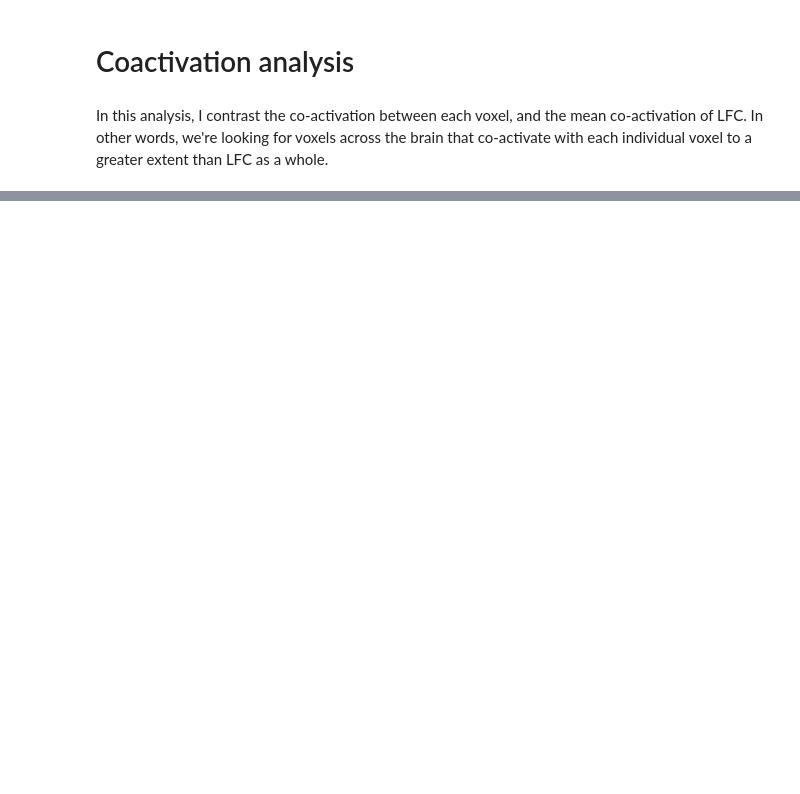
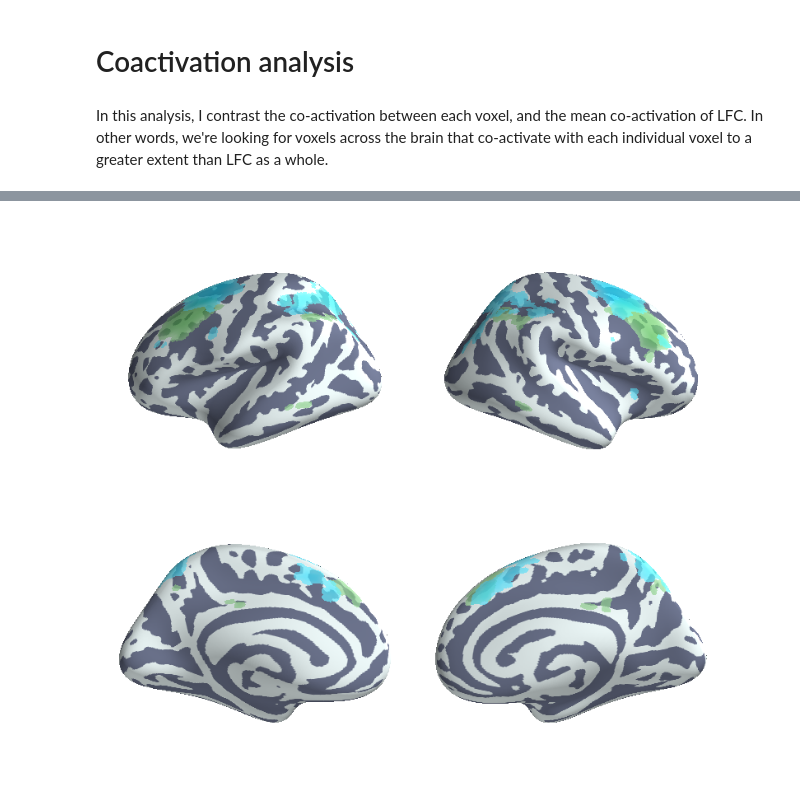
Before and after one commit to adelavega/neurosynth-lfc, a Jupyter notebook: Coactivation.ipynb, the cells around one changed output, grey strips where cells are left out. Cells and saved outputs as stored; diff of their text form; code cells hidden in the pictures; blank space fills up the shorter version.

```diff
--- a/Coactivation.ipynb
+++ b/Coactivation.ipynb
@@ -21,0 +96,4 @@ KeyError: 'pFgA_z_FDR_0.01'
+# %%
+Image('plots/caudal_FPN_coactivation.png')
+# %% [output]
+[figure, added]
```
Also changed, not shown: parts of 18 cells of this notebook, 10 other files.
